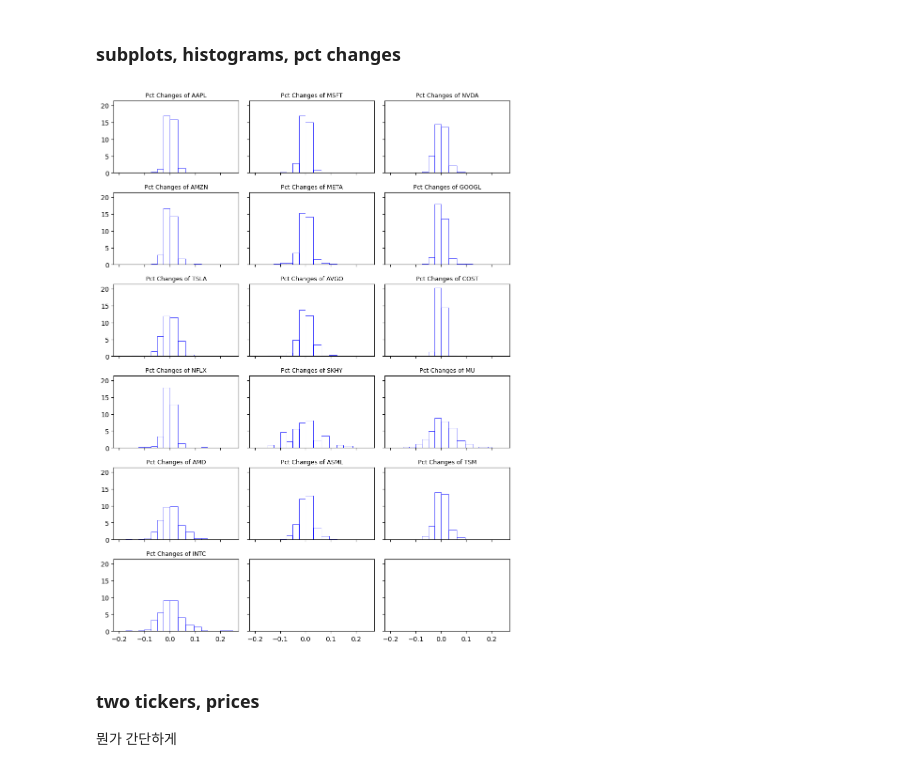
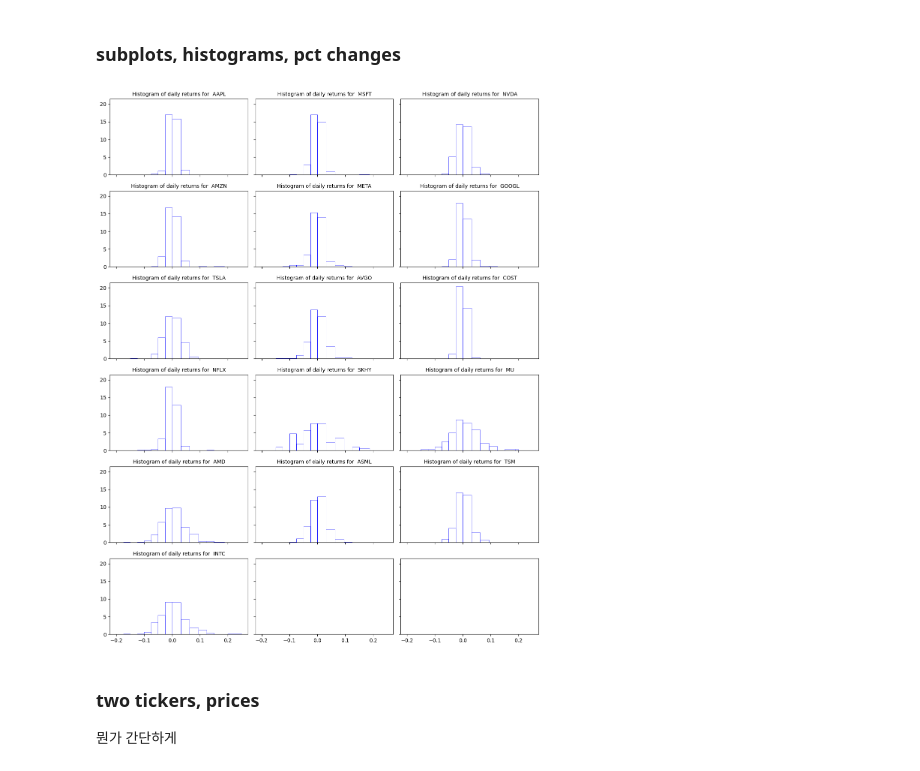
Before and after one commit to bahn28/salad, a Jupyter notebook: az_nyse_001.ipynb, the cells around one changed output. Saved outputs shown, nothing was run; the diff lists cells and outputs as text; code cells hidden in the pictures.

```diff
--- a/az_nyse_001.ipynb
+++ b/az_nyse_001.ipynb
@@ -139,7 +139,7 @@ sub_c = 3
 sub_r = int(np.ceil(n_plot/sub_c))
 
 fig, axes = plt.subplots(sub_r, sub_c,
-                         figsize=(sub_c*3, sub_r*2),
+                         figsize=(sub_c*4, sub_r*2.5),
                          sharex=True,
                          sharey=True
                          )
@@ -150,7 +150,7 @@ for ax, ticker in zip(axes.flat, tickers) :
           color='blue',
           linewidth=0.3
           )  # 여기 ticker는 이미 "AAPL"처럼 인식, 앞에서.
-  ax.set_title(f" Pct Changes of {ticker} ", fontsize=9)
+  ax.set_title(f"  Daily stock returns for {ticker} ", fontsize=10)
   ax.xaxis.set_major_locator(mdates.MonthLocator(interval=2))
   ax.xaxis.set_major_formatter(mdates.DateFormatter('%y-%m'))
 plt.tight_layout()
@@ -162,33 +162,34 @@ plt.show()
 # %%
 # NYSE daily stock prices and trading volumes
 # 변수로 받는 방법.
 #yymmdd = df_dat.index   # 자료를 불러올 때, 자동으로 기준 인덱스로 설정된다고 함.
 #yymmdd = pd.to_datetime( yymmdd )
 
 n_plot = len(tickers)
 sub_c = 3
 sub_r = int(np.ceil(n_plot/sub_c))
+
 b_class = [-0.2, -0.175, -0.15, -0.125, -0.1, -0.075, -0.05,-0.025, 0.0, 0.03125, 0.0625, 0.095, 0.125, 0.15, 0.1875, 0.2, 0.25]
 
 fig, axes = plt.subplots(sub_r, sub_c,
-                         figsize=(sub_c*3, sub_r*2),
+                         figsize=(sub_c*4, sub_r*2.5),
                          sharex=True,
                          sharey=True
                          )
 for ax, ticker in zip(axes.flat, tickers) :
   ax.hist(df_dat_cls[ticker].pct_change(fill_method=None), # 여기 ticker는 이미 "AAPL"처럼 인식, 앞에서.
           color='blue',
           linewidth=0.5,
           bins = b_class,       # 11처럼 갯수로 지정, 혹은 계급 구간 제시,
           facecolor='None',
           edgecolor='blue',
           density=True
           )
-  ax.set_title(f" Pct Changes of {ticker} ", fontsize=9)
+  ax.set_title(f" Histogram of daily returns for  {ticker} ", fontsize=10)
 plt.tight_layout()
 plt.show()
 # %% [output]
-[figure, old version]
+[figure, new version]
 # %% [markdown]
 ### two tickers, prices
 뭔가 간단하게
```
Also changed, not shown: parts of 4 cells of this notebook.
